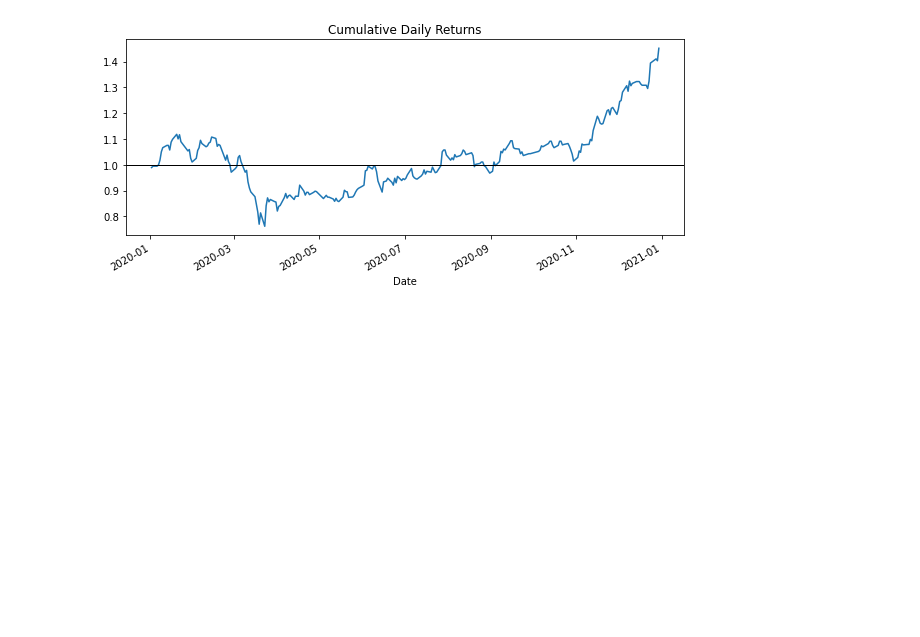
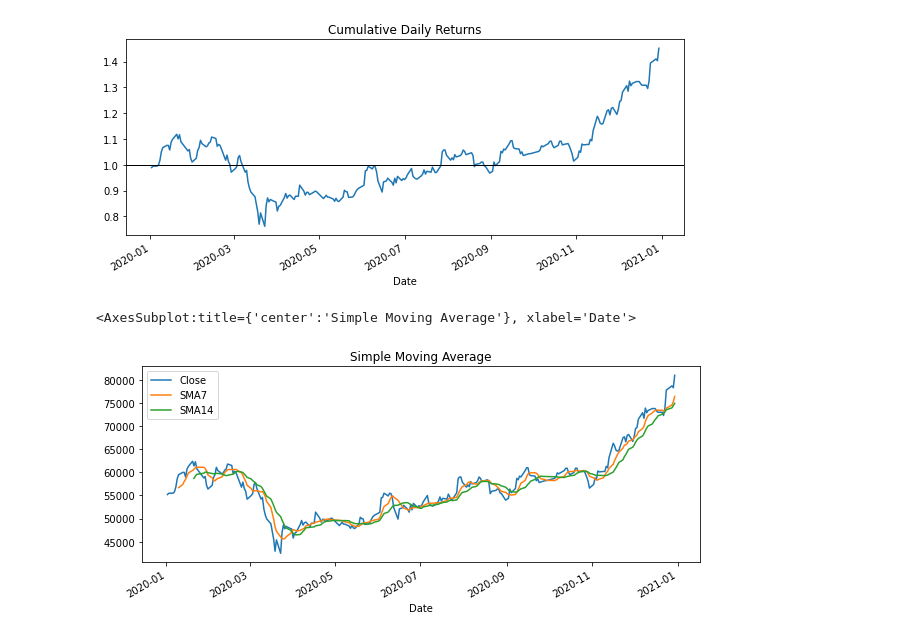
Before and after one commit to SanghunYun95/Finding_signal_and_noise, a Jupyter notebook: descriptive analysis_1.ipynb, the cells around one changed output. Drawn from its saved outputs; the diff is of its cells as text; code cells hidden in the pictures; blank space fills up the shorter version.

```diff
--- a/descriptive analysis_1.ipynb
+++ b/descriptive analysis_1.ipynb
@@ -53,3 +53,12 @@ plt.axhline(1, c='k', lw=1)
 # %% [output]
 <matplotlib.lines.Line2D at 0x...>
 [figure]
+# %%
+# 이동평균 Simple Moving Average
+df['SMA7'] = df['Close'].rolling(7).mean()
+df['SMA14'] = df['Close'].rolling(14).mean()
+
+df[['Close', 'SMA7', 'SMA14']].plot(figsize=(10,4), title='Simple Moving Average')
+# %% [output]
+<AxesSubplot:title={'center':'Simple Moving Average'}, xlabel='Date'>
+[figure, added]
```
Also changed, not shown: parts of 4 cells of this notebook.
